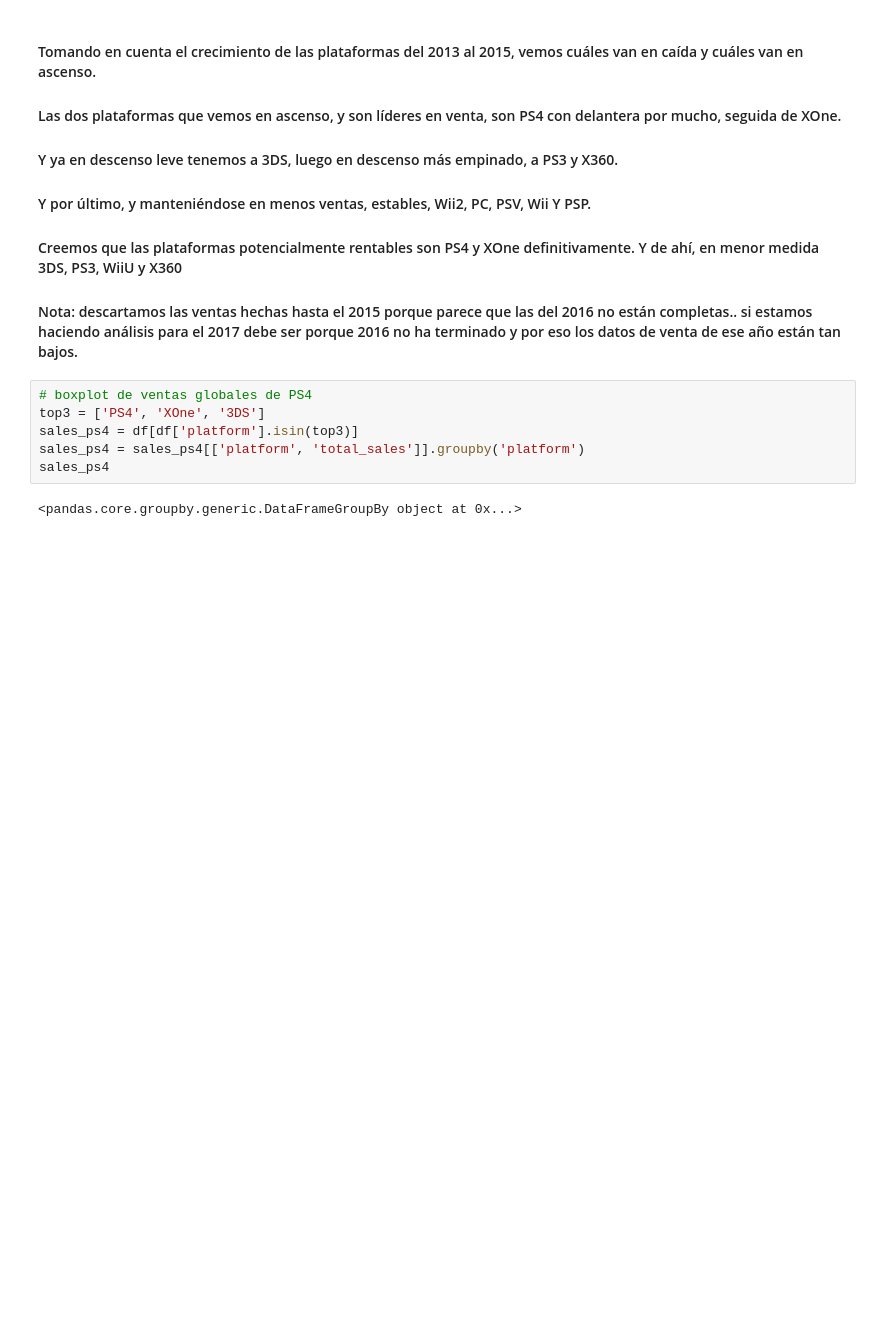
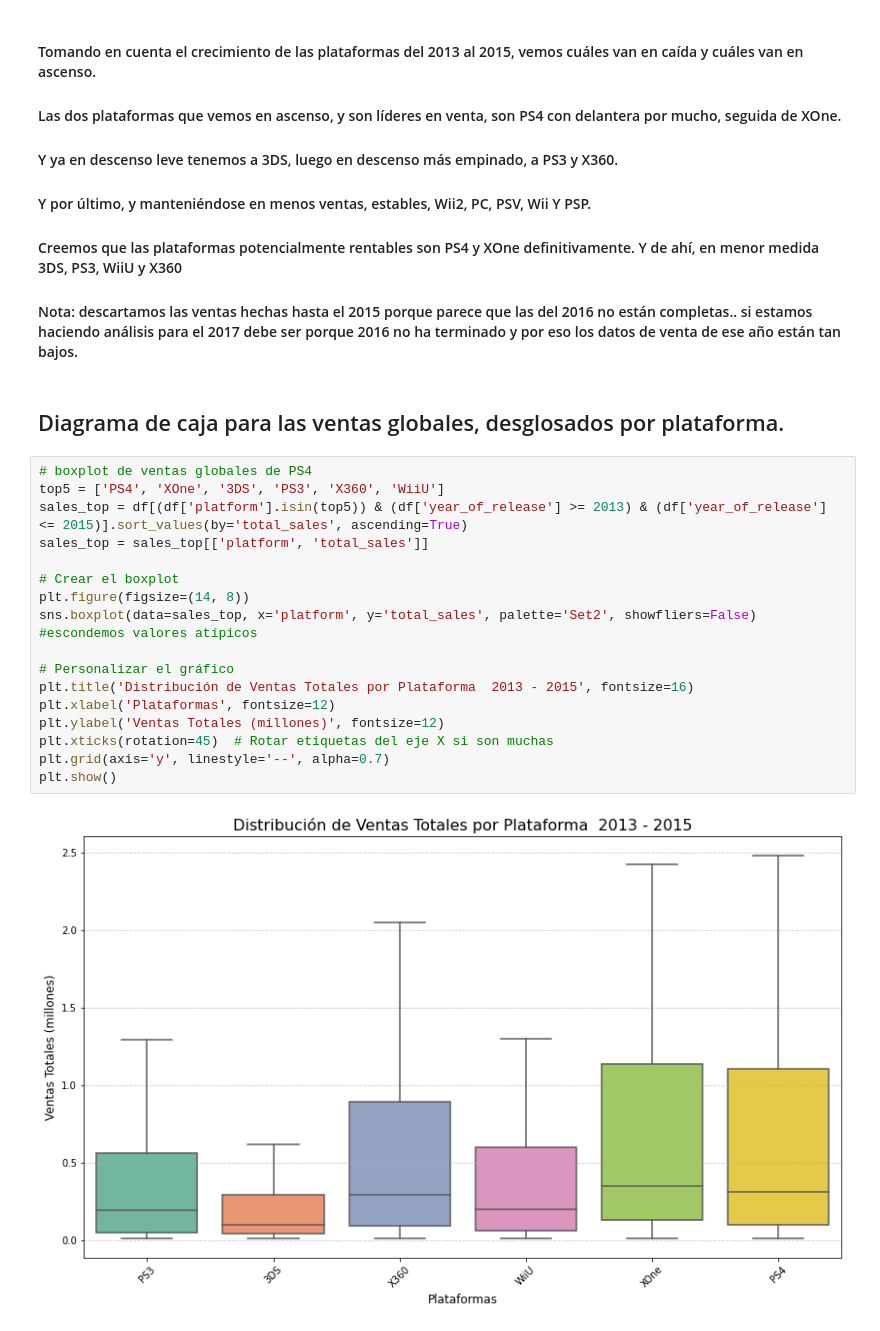
Before and after one commit to latostadorano/tt_s6_games, a Jupyter notebook: 03_analisis.ipynb, the cells around one changed output. Cells and saved outputs as stored; diff of their text form; blank space fills up the shorter version.

Commit message:
Análisis ventas promedio - top6

```diff
--- a/03_analisis.ipynb
+++ b/03_analisis.ipynb
@@ -196,11 +196,24 @@ Name: 2015, dtype: float64
 #### Creemos que las plataformas potencialmente rentables son PS4 y XOne definitivamente. Y de ahí, en menor medida 3DS, PS3, WiiU y X360
 
 #### Nota: descartamos las ventas hechas hasta el 2015 porque parece que las del 2016 no están completas.. si estamos haciendo análisis para el 2017 debe ser porque 2016 no ha terminado y por eso los datos de venta de ese año están tan bajos.
-# %%
-# boxplot de ventas globales de PS4
-top3 = ['PS4', 'XOne', '3DS']
-sales_ps4 = df[df['platform'].isin(top3)]
-sales_ps4 = sales_ps4[['platform', 'total_sales']].groupby('platform')
-sales_ps4
-# %% [output]
-<pandas.core.groupby.generic.DataFrameGroupBy object at 0x...>
+# %% [markdown]
+## Diagrama de caja para las ventas globales, desglosados por plataforma.
+# %%
+# boxplot de ventas globales de PS4
+top5 = ['PS4', 'XOne', '3DS', 'PS3', 'X360', 'WiiU']
+sales_top = df[(df['platform'].isin(top5)) & (df['year_of_release'] >= 2013) & (df['year_of_release'] <= 2015)].sort_values(by='total_sales', ascending=True)
+sales_top = sales_top[['platform', 'total_sales']]
+
+# Crear el boxplot
+plt.figure(figsize=(14, 8))
+sns.boxplot(data=sales_top, x='platform', y='total_sales', palette='Set2', showfliers=False) #escondemos valores atípicos
+
+# Personalizar el gráfico
+plt.title('Distribución de Ventas Totales por Plataforma  2013 - 2015', fontsize=16)
+plt.xlabel('Plataformas', fontsize=12)
+plt.ylabel('Ventas Totales (millones)', fontsize=12)
+plt.xticks(rotation=45)  # Rotar etiquetas del eje X si son muchas
+plt.grid(axis='y', linestyle='--', alpha=0.7)
+plt.show()
+# %% [output]
+[figure, added]
```
Also changed, not shown: parts of 10 cells of this notebook.
